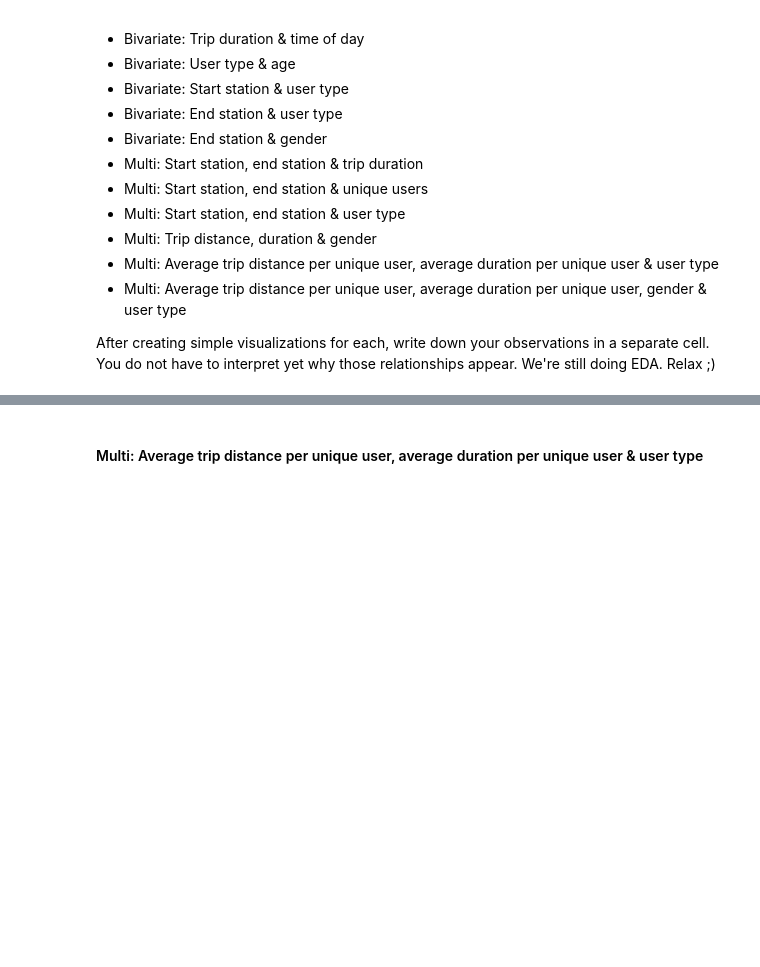
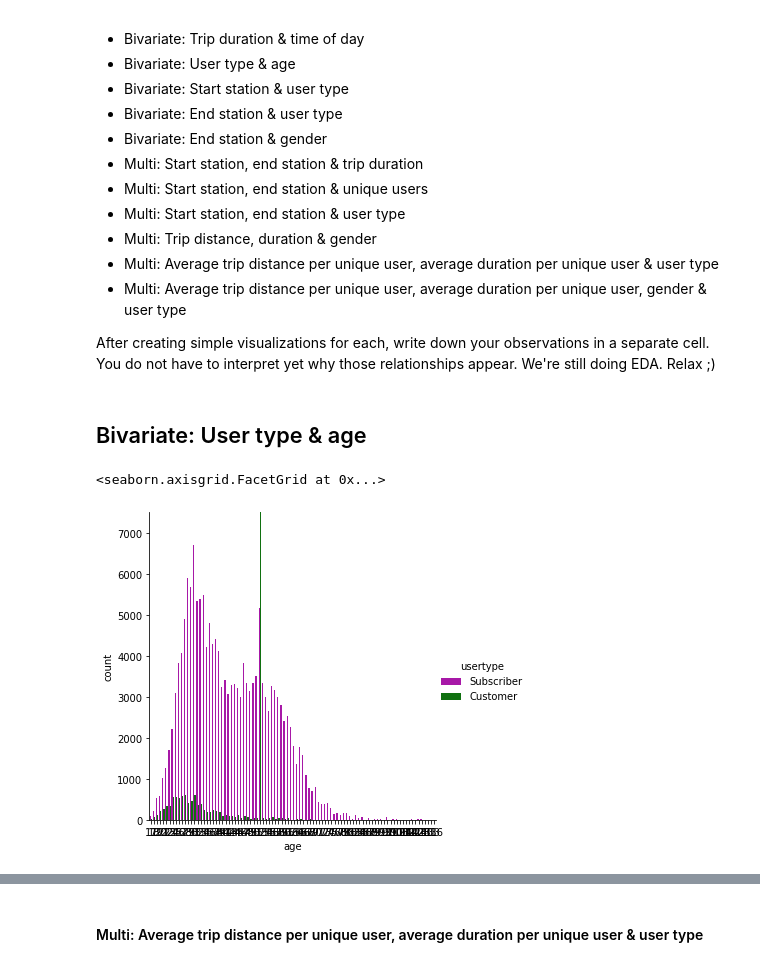
Before and after one commit to lexcyman/datasci-eda, a Jupyter notebook: EDA-exercise.ipynb, the cells around one changed output, grey strips where cells are left out. Drawn from its saved outputs; the diff is of its cells as text; code cells hidden in the pictures; blank space fills up the shorter version.

```diff
--- a/EDA-exercise.ipynb
+++ b/EDA-exercise.ipynb
@@ -600,3 +600,15 @@ We are already done in examining the individual characteristics of each variable
 - Multi: Average trip distance per unique user, average duration per unique user, gender & user type
 
 After creating simple visualizations for each, write down your observations in a separate cell. You do not have to interpret yet why those relationships appear. We're still doing EDA. Relax ;)
+# %% [markdown]
+## Bivariate: User type & age
+# %%
+usertype_age_plot = sns.catplot(x="age",
+                                   kind="count",
+                                   hue="usertype",
+                                   palette={"Customer": "g", "Subscriber": "m"},
+                                   data=data)
+usertype_age_plot.set(ylim=(0,7500))
+# %% [output]
+<seaborn.axisgrid.FacetGrid at 0x...>
+[figure, added]
```
Also changed, not shown: parts of 4 cells of this notebook.
